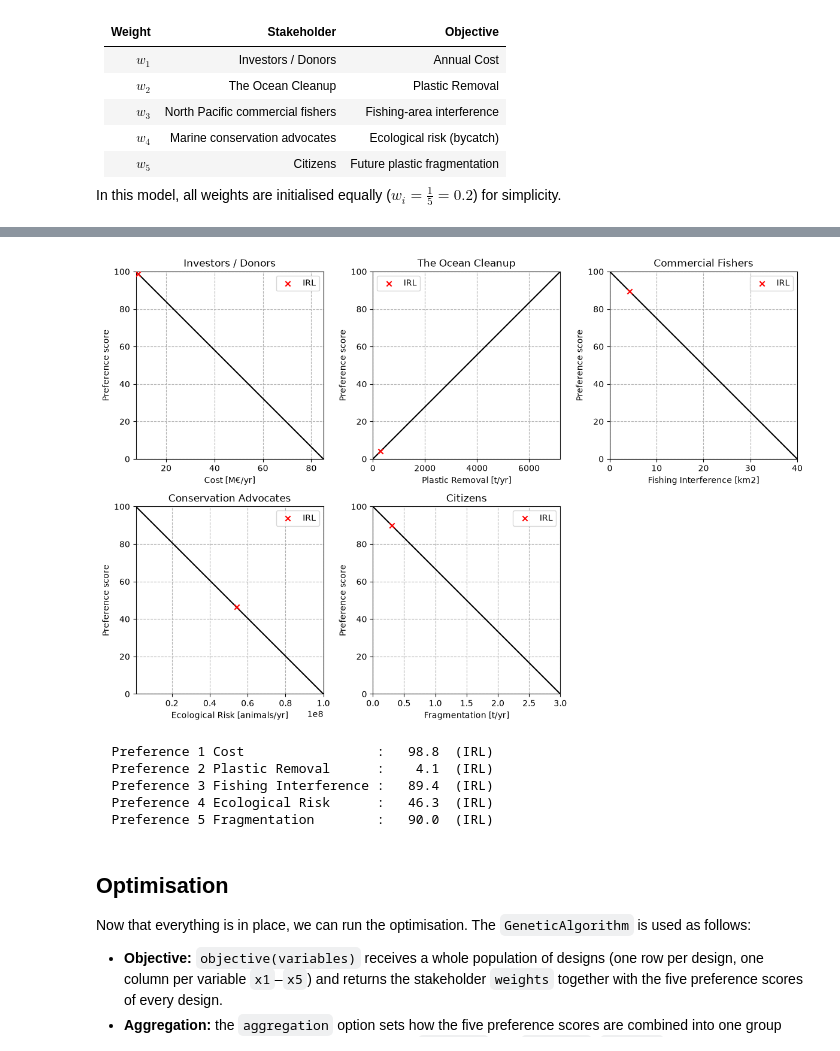
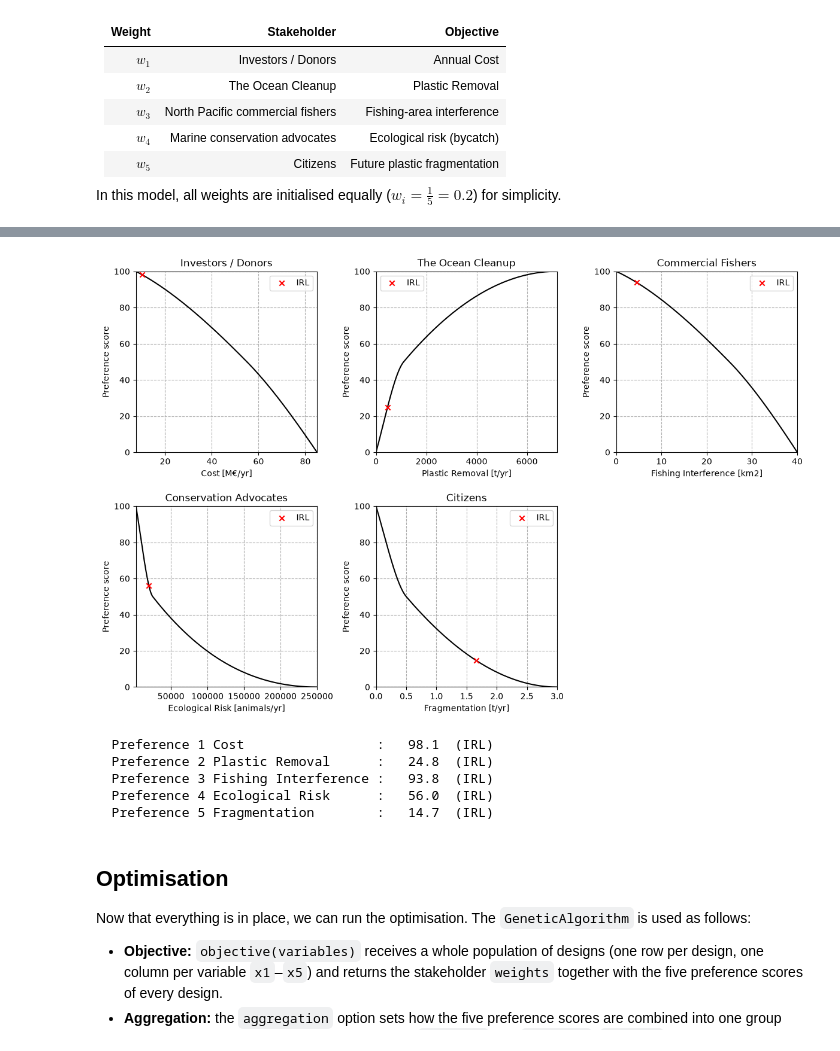
Before and after one commit to LeoLoze/-The_Ocean_CleanUp_System_03-, a Jupyter notebook: Civil-Engineering-Systems-Design-main/Our project/OceanCleanup_System03.ipynb, the cells around one changed output, grey strips where cells are left out. Cells and saved outputs as stored; diff of their text form; code cells hidden in the pictures.

```diff
--- a/Civil-Engineering-Systems-Design-main/Our project/OceanCleanup_System03.ipynb
+++ b/Civil-Engineering-Systems-Design-main/Our project/OceanCleanup_System03.ipynb
@@ -74,8 +74,9 @@ barrier_length = 2200   # m, total length of the barrier - Verhagen (2024)
 # set bounds for all variables
 b1 = [2, 6]          # x1 skirt depth [m]
 #Due to wave action, buoyant plastic is forced below the ocean surface; however, its vertical distribution exhibits an exponential decrease in concentration with depth
-b2 = [200, 1600]     # x2 distance between vessels [m]
+b2 = [800, 1600]     # x2 distance between vessels [m]
 # If the distance is too small, the swept area becomes too narrow; if it is too wide (width of the net 2km), the system loses its functional U-shape.
+# 800 is the size of the old system 02
 b3 = [1, 10]         # x3 number of systems [-]
 # fleet is capped at 10 because of the purchase cost
 b4 = [0.3, 0.75] # x4 towing speed [m/s]
@@ -87,7 +88,7 @@ bounds = [b1, b2, b3, b4, b5]
 # type of each variable: 'real' = continuous, 'int' = whole number (used in the GA options later)
 var_type_mixed = ['real', 'real', 'int', 'real', 'real']
 
-X_irl = [4, 1200, 1, 0.5, 10] # real world values --> place holders, put in later
+X_irl = [4, 1600, 1, 0.70, 16] # real world values --. see constants_and_sources for value_sources
 plot_irl = True  # Can be True or False --> plot the IRL point or not
 # %% [markdown]
 ## Constraints
@@ -242,9 +250,11 @@ safety_buffer     = 500     # exclusion buffer around the system in which fishin
 
 # Objective 4 - Ecological risk
 
-animal_density    = 2.1e-3  # density of vulnerable animals in the water column [1/m3] - The Great Pacific Garbage Patch (2026)
+bycatch_ref       = 1.0     # observed primary bycatch per km2 swept by the reference system [1/km2] - calibrated on CSA Ocean Sciences Inc. (2023)
+depth_ref         = 3       # wing depth of the reference system (System 002) [m] - CSA Ocean Sciences Inc. (2023)
+speed_ref         = 0.75    # towing speed of the reference system (~1.5 knots) [m/s] - CSA Ocean Sciences Inc. (2023)
 v_avoid           = 0.75    # characteristic speed at which animals can still avoid the barrier [m/s] - Erika (2023)
-mesh_ref          = 10      # reference (finest) mesh size for the mesh factor [mm] - CSA Ocean Sciences Inc. (2023)
+mesh_ref          = 10      # mesh size of the reference system (System 002) [mm] - CSA Ocean Sciences Inc. (2023)
 
 # Objective 5 - Future plastic fragmentation
 
@@ -300,11 +310,12 @@ def objective_function_4(x1, x2, x3, x4, x5):
     :return: float of expected bycatch in animals per year.
     '''
 
-    swept_volume = x1 * x2 * x4 * T_op                                   # [m3/yr] water volume passed by one system
-    p_no_escape  = 1 - np.exp(-x4 / v_avoid)                             # [-] probability an animal cannot avoid the barrier
-    mesh_factor  = mesh_ref / x5                                         # [-] finer mesh traps more small organisms
+    swept_area   = x2 * x4 * T_op / 1e6                                  # [km2/yr] sea surface swept by one system
+    depth_factor = x1 / depth_ref                                        # [-] deeper skirt covers more of the water column
+    speed_factor = (1 - np.exp(-x4 / v_avoid)) / (1 - np.exp(-speed_ref / v_avoid))  # [-] fewer animals escape at higher speed
+    mesh_factor  = mesh_ref / x5                                         # [-] finer mesh retains more small fish
 
-    return x3 * animal_density * swept_volume * p_no_escape * mesh_factor
+    return x3 * bycatch_ref * swept_area * depth_factor * speed_factor * mesh_factor
 
 
 def objective_function_5(x1, x2, x3, x4, x5):
@@ -403,31 +421,34 @@ Each preference curve is then combined with its corresponding objective function
 # %%
 # Define preferences: [[objective values], [preference scores]]
-# Two points per stakeholder (linear): the value they consider ideal (100) and unacceptable (0).
-# Values beyond these limits are clipped to 100 or 0 in pref_score below.
+# Three points per stakeholder: ideal (100), halfway satisfied (50) and unacceptable (0).
+# The 50-point sets the curve shape. Values beyond the outer points are clipped in pref_score below.
 
-prefs_before = [[[7.5, 85],                  [100, 0]],              # preference cost [MEUR/yr]
-                [[0, 7200],                  [0, 100]],              # preference plastic removal [t/yr]
-                [[0, 40],                    [100, 0]],              # preference fishing-area interference [km2]
-                [[1e6, 1e8],                 [100, 0]],              # preference ecological risk (bycatch) [animals/yr]
-                [[0, 3],                     [100, 0]]]              # preference future plastic fragmentation [t/yr]
+prefs_before = [[[7.5, 55, 85],             [100, 50, 0]],          # preference cost [MEUR/yr]
+                [[0, 1100, 7200],           [0, 50, 100]],          # preference plastic removal [t/yr]
+                [[0, 25, 40],               [100, 50, 0]],          # preference fishing-area interference [km2]
+                [[2e3, 2.5e4, 2.5e5],       [100, 50, 0]],          # preference ecological risk (bycatch) [animals/yr]
+                [[0, 0.5, 3],               [100, 50, 0]]]          # preference future plastic fragmentation [t/yr]
 
-pref_after = [[[7.5, 85],                    [100, 0]],              # update after the stakeholder game
-              [[0, 7200],                    [0, 100]],
-              [[0, 40],                      [100, 0]],
-              [[1e6, 1e8],                   [100, 0]],
-              [[0, 3],                       [100, 0]]]
+pref_after = [[[7.5, 55, 85],               [100, 50, 0]],          # update after the stakeholder game
+              [[0, 1100, 7200],             [0, 50, 100]],
+              [[0, 25, 40],                 [100, 50, 0]],
+              [[2e3, 2.5e4, 2.5e5],         [100, 50, 0]],
+              [[0, 0.5, 3],                 [100, 50, 0]]]
 
 prefs = prefs_before  # set to which preferences to use
 
 
-# Maps an objective value onto a 0-100 preference score (clipped outside the two limits)
+# Maps an objective value onto a 0-100 preference score.
+# The value is clamped to the range of the control points BEFORE interpolating: with 3+ points,
+# pchip extrapolates with a cubic that can bend back up, so clipping the score afterwards is not enough.
 def pref_score(pref, value):
-    return np.clip(pchip_interpolate(pref[0], pref[1], value), 0, 100)
+    value = np.clip(value, min(pref[0]), max(pref[0]))
+    return pchip_interpolate(pref[0], pref[1], value)
 
 
 # Preference curve values for plotting
-# Generate objective value ranges between the two preference points (0 and 100),
-# so each linear curve runs corner to corner and shows as a 45 degree slope
+# Generate objective value ranges between the outer preference points (0 and 100),
+# so each curve runs from corner to corner of its plot
 obj_vals_list = []
 for pref in prefs:
     obj_vals = np.linspace(min(pref[0]), max(pref[0]), 500)
@@ -450,7 +471,7 @@ for ax, obj_vals, p_vals, (obj_func, name, unit, stakeholder), pref in zip(axes.
         ax.legend()
     ax.set_xlim(min(obj_vals), max(obj_vals))
     ax.set_ylim(0, 100)
-    ax.set_box_aspect(1)   # square plot area -> the diagonal is a 45 degree slope
+    ax.set_box_aspect(1)   # square plot area
     ax.set_title(stakeholder)
     ax.set_xlabel(f'{name} [{unit}]')
     ax.set_ylabel('Preference score')
@@ -486,39 +507,39 @@ def pref_func_5(x1, x2, x3, x4, x5):
 pref_funcs = [pref_func_1, pref_func_2, pref_func_3, pref_func_4, pref_func_5]  # list of preference functions for easier handling
 
 # Preference scores of the reference design
 for i, (pf, (_, name, _, _)) in enumerate(zip(pref_funcs, objectives), 1):
     print(f"  Preference {i} {name:<21}: {float(pf(*X_irl)):6.1f}  (IRL)")
 
 
 def objective(variables):
     """
     Objective function that is fed to the GA. Calles the separate preference functions that are declared above.
 
     :param variables: array with design variable values per member of the population. Can be split by using array
     slicing
     :return: 1D-array with aggregated preference scores for the members of the population.
     """
     x1 = variables[:, 0]
     x2 = variables[:, 1]
     x3 = variables[:, 2]
     x4 = variables[:, 3]
     x5 = variables[:, 4]
 
     # calculate the preference scores
     p_1 = pref_func_1(x1, x2, x3, x4, x5)
     p_2 = pref_func_2(x1, x2, x3, x4, x5)
     p_3 = pref_func_3(x1, x2, x3, x4, x5)
     p_4 = pref_func_4(x1, x2, x3, x4, x5)
     p_5 = pref_func_5(x1, x2, x3, x4, x5)
 
     return weights, [p_1, p_2, p_3, p_4, p_5]
 # %% [output]
-[figure, old version]
+[figure, new version]
-  Preference 1 Cost                 :   98.8  (IRL)
-  Preference 2 Plastic Removal      :    4.1  (IRL)
-  Preference 3 Fishing Interference :   89.4  (IRL)
-  Preference 4 Ecological Risk      :   46.3  (IRL)
-  Preference 5 Fragmentation        :   90.0  (IRL)
+  Preference 1 Cost                 :   98.1  (IRL)
+  Preference 2 Plastic Removal      :   24.8  (IRL)
+  Preference 3 Fishing Interference :   93.8  (IRL)
+  Preference 4 Ecological Risk      :   56.0  (IRL)
+  Preference 5 Fragmentation        :   14.7  (IRL)
 # %% [markdown]
 ## Optimisation
 
```
Also changed, not shown: parts of 5 cells of this notebook, 5 other files.
